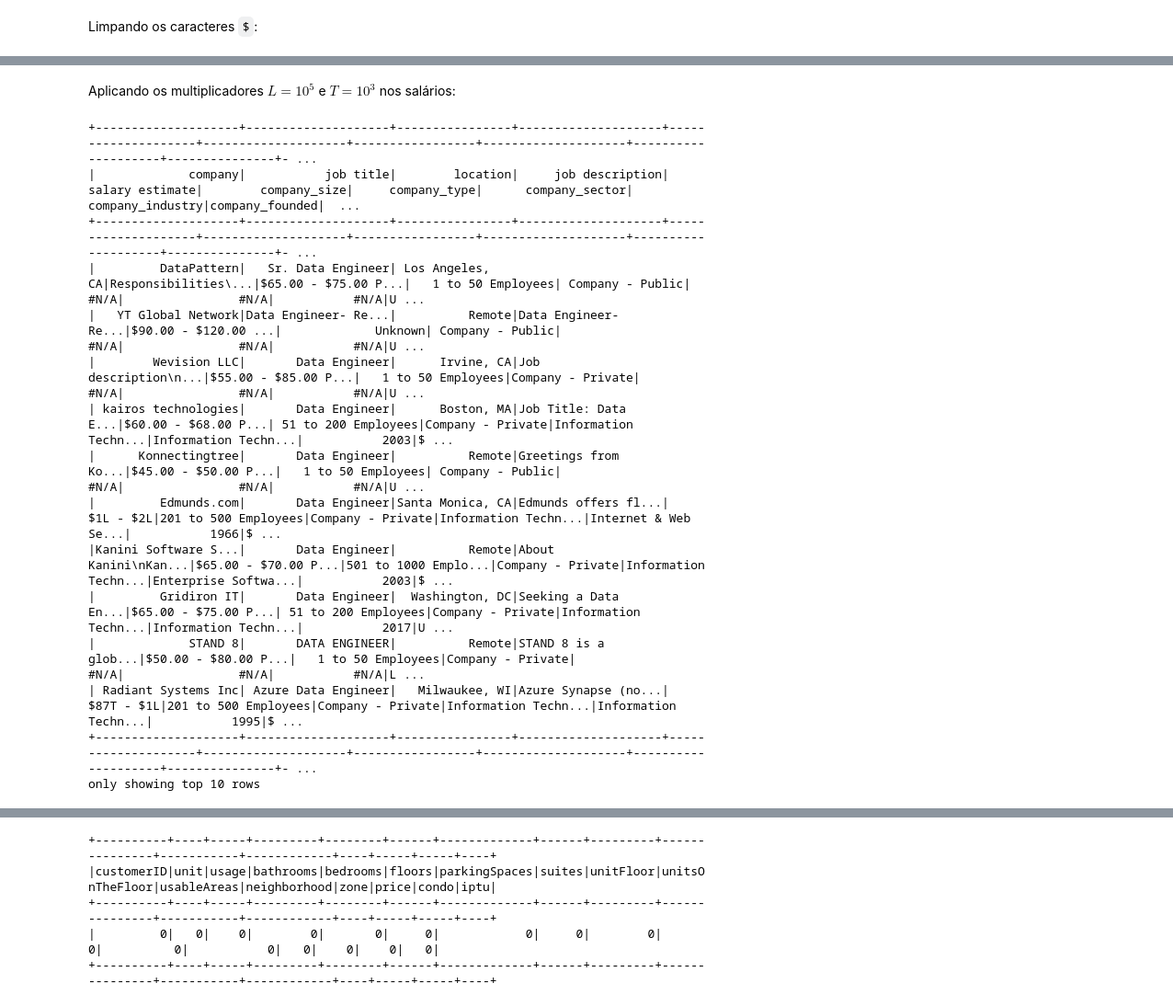
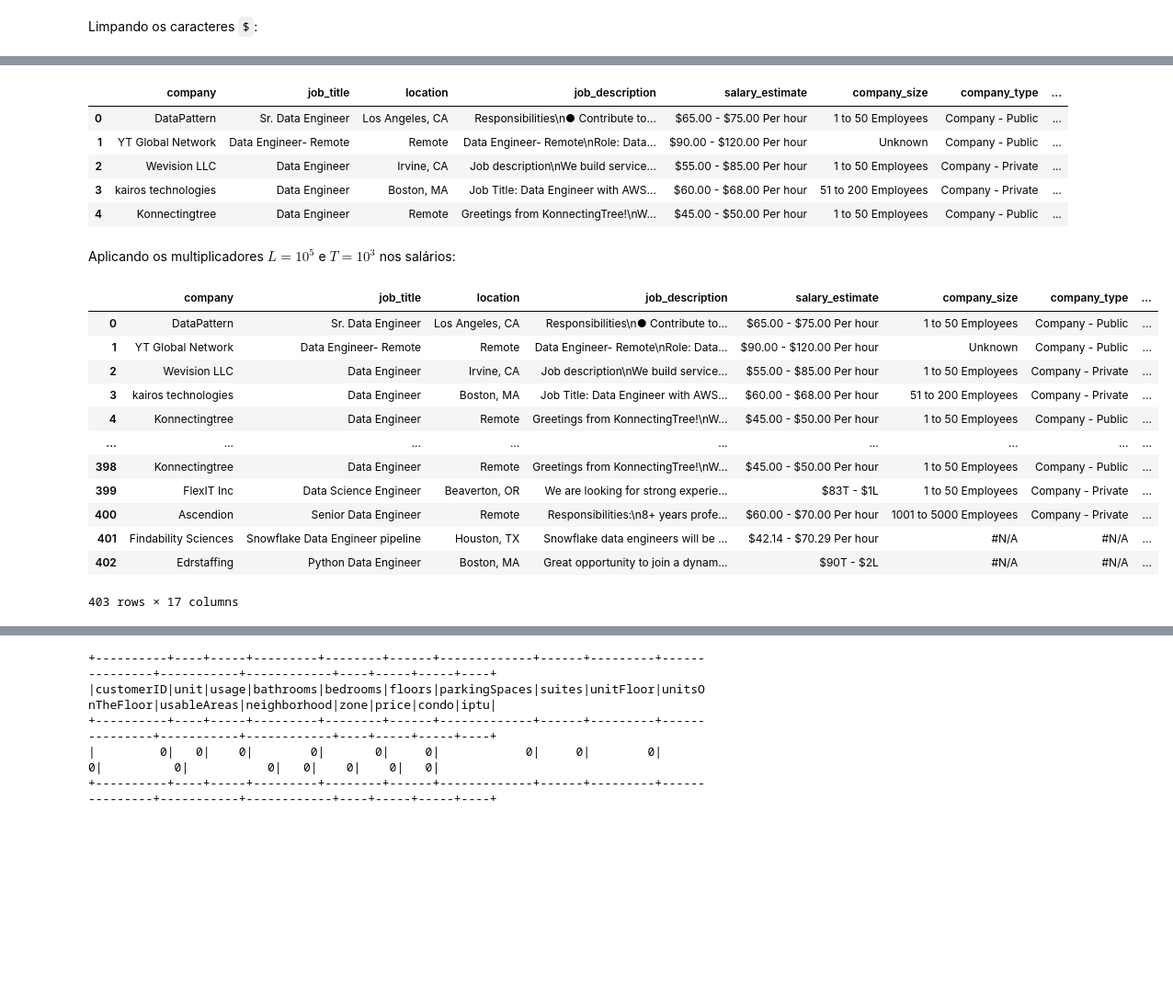
Before and after one commit to edinaldoab/previsao_remuneracao, a Jupyter notebook: tratamento/tratamento_dos_dados.ipynb, the cells around one changed output, grey strips where cells are left out. Shown at 92% size. Saved outputs shown, nothing was run; the diff lists cells and outputs as text; code cells hidden in the pictures; blank space fills up the shorter version.

Commit message:
análise dos dados bases completa

```diff
--- a/tratamento/tratamento_dos_dados.ipynb
+++ b/tratamento/tratamento_dos_dados.ipynb
@@ -123,0 +131,2 @@ dados\
+# %%
+dados = dados.filter(dados['salary_estimate'] != '#N/A')
@@ -143,0 +173,4 @@ dados\
+# %%
+dados = dados\
+    .select('*')\
+    .withColumn('split_size', size(split(dados['salary_estimate'], ' ')))
@@ -143,0 +211,6 @@ dados\
+# %%
+dados = dados.withColumn('salary_estimate',
+                 when(dados['split_size'] == 1,
+                      concat(dados['salary_estimate'], lit(' - '), dados['salary_estimate'])
+                     ).otherwise(dados['salary_estimate'])
+                )
@@ -144,5 +244,7 @@ dados\
 # %%
 dados = dados\
-    .withColumn('min_salary', split(dados['salary estimate'], ' ')[0]) \
-    .withColumn('max_salary', split(dados['salary estimate'], ' ')[2]) \
-    .withColumn("multiplicador", when(dados['salary estimate'].contains('Per hour'), 'Per hour').otherwise(''))
+    .withColumn('min_salary', split(dados['salary_estimate'], ' ')[0])\
+    .withColumn('max_salary',
+                when(split(dados['salary_estimate'], ' ')[1] == 'Per', split(dados['salary_estimate'], ' ')[0])\
+                .otherwise(split(dados['salary_estimate'], ' ')[2]))\
+    .withColumn("multiplicador", when(dados['salary_estimate'].contains('Per hour'), 'Per hour').otherwise('Per year'))
@@ -191,32 +262,39 @@ only showing top 10 rows
+# %%
+dados.limit(5).toPandas()
+# %% [output]
+|  | company | job_title | location | job_description | salary_estimate | company_size | company_type | ... |
+| 0 | DataPattern | Sr. Data Engineer | Los Angeles, CA | Responsibilities\n● Contribute to... | $65.00 - $75.00 Per hour | 1 to 50 Employees | Company - Public | ... |
+| 1 | YT Global Network | Data Engineer- Remote | Remote | Data Engineer- Remote\nRole: Data... | $90.00 - $120.00 Per hour | Unknown | Company - Public | ... |
+| 2 | Wevision LLC | Data Engineer | Irvine, CA | Job description\nWe build service... | $55.00 - $85.00 Per hour | 1 to 50 Employees | Company - Private | ... |
+| 3 | kairos technologies | Data Engineer | Boston, MA | Job Title: Data Engineer with AWS... | $60.00 - $68.00 Per hour | 51 to 200 Employees | Company - Private | ... |
+| 4 | Konnectingtree | Data Engineer | Remote | Greetings from KonnectingTree!\nW... | $45.00 - $50.00 Per hour | 1 to 50 Employees | Company - Public | ... |
 # %% [markdown]
 Aplicando os multiplicadores $L = 10^{5}$ e $T=10^{3}$ nos salários:
 # %%
 dados\
     .withColumn('min_salary',
                 when(dados['min_salary_sem'].contains('L'),
                      regexp_replace(dados['min_salary_sem'], 'L', '').cast(DoubleType())*100000)\
                 .otherwise(dados['min_salary_sem']))\
     .withColumn('max_salary',
                 when(dados['max_salary_sem'].contains('L'),
                      regexp_replace(dados['max_salary_sem'], 'L', '').cast(DoubleType())*100000)\
                 .otherwise(dados['max_salary_sem']))\
-.show(10)
+    .toPandas()
 # %% [output]
+|  | company | job_title | location | job_description | salary_estimate | company_size | company_type | ... |
+| 0 | DataPattern | Sr. Data Engineer | Los Angeles, CA | Responsibilities\n● Contribute to... | $65.00 - $75.00 Per hour | 1 to 50 Employees | Company - Public | ... |
+| 1 | YT Global Network | Data Engineer- Remote | Remote | Data Engineer- Remote\nRole: Data... | $90.00 - $120.00 Per hour | Unknown | Company - Public | ... |
+| 2 | Wevision LLC | Data Engineer | Irvine, CA | Job description\nWe build service... | $55.00 - $85.00 Per hour | 1 to 50 Employees | Company - Private | ... |
+| 3 | kairos technologies | Data Engineer | Boston, MA | Job Title: Data Engineer with AWS... | $60.00 - $68.00 Per hour | 51 to 200 Employees | Company - Private | ... |
+| 4 | Konnectingtree | Data Engineer | Remote | Greetings from KonnectingTree!\nW... | $45.00 - $50.00 Per hour | 1 to 50 Employees | Company - Public | ... |
+| ... | ... | ... | ... | ... | ... | ... | ... | ... |
+| 398 | Konnectingtree | Data Engineer | Remote | Greetings from KonnectingTree!\nW... | $45.00 - $50.00 Per hour | 1 to 50 Employees | Company - Public | ... |
+| 399 | FlexIT Inc | Data Science Engineer | Beaverton, OR | We are looking for strong experie... | $83T - $1L | 1 to 50 Employees | Company - Private | ... |
+| 400 | Ascendion | Senior Data Engineer | Remote | Responsibilities:\n8+ years profe... | $60.00 - $70.00 Per hour | 1001 to 5000 Employees | Company - Private | ... |
+| 401 | Findability Sciences | Snowflake Data Engineer pipeline | Houston, TX | Snowflake data engineers will be ... | $42.14 - $70.29 Per hour | #N/A | #N/A | ... |
+| 402 | Edrstaffing | Python Data Engineer | Boston, MA | Great opportunity to join a dynam... | $90T - $2L | #N/A | #N/A | ... |
-+--------------------+--------------------+----------------+--------------------+--------------------+--------------------+-----------------+--------------------+--------------------+---------------+- ...
-|             company|           job title|        location|     job description|     salary estimate|        company_size|     company_type|      company_sector|    company_industry|company_founded|  ...
-+--------------------+--------------------+----------------+--------------------+--------------------+--------------------+-----------------+--------------------+--------------------+---------------+- ...
-|         DataPattern|   Sr. Data Engineer| Los Angeles, CA|Responsibilities\...|$65.00 - $75.00 P...|   1 to 50 Employees| Company - Public|                #N/A|                #N/A|           #N/A|U ...
-|   YT Global Network|Data Engineer- Re...|          Remote|Data Engineer- Re...|$90.00 - $120.00 ...|             Unknown| Company - Public|                #N/A|                #N/A|           #N/A|U ...
-|        Wevision LLC|       Data Engineer|      Irvine, CA|Job description\n...|$55.00 - $85.00 P...|   1 to 50 Employees|Company - Private|                #N/A|                #N/A|           #N/A|U ...
-| kairos technologies|       Data Engineer|      Boston, MA|Job Title: Data E...|$60.00 - $68.00 P...| 51 to 200 Employees|Company - Private|Information Techn...|Information Techn...|           2003|$ ...
-|      Konnectingtree|       Data Engineer|          Remote|Greetings from Ko...|$45.00 - $50.00 P...|   1 to 50 Employees| Company - Public|                #N/A|                #N/A|           #N/A|U ...
-|         Edmunds.com|       Data Engineer|Santa Monica, CA|Edmunds offers fl...|           $1L - $2L|201 to 500 Employees|Company - Private|Information Techn...|Internet & Web Se...|           1966|$ ...
-|Kanini Software S...|       Data Engineer|          Remote|About Kanini\nKan...|$65.00 - $70.00 P...|501 to 1000 Emplo...|Company - Private|Information Techn...|Enterprise Softwa...|           2003|$ ...
-|         Gridiron IT|       Data Engineer|  Washington, DC|Seeking a Data En...|$65.00 - $75.00 P...| 51 to 200 Employees|Company - Private|Information Techn...|Information Techn...|           2017|U ...
-|             STAND 8|       DATA ENGINEER|          Remote|STAND 8 is a glob...|$50.00 - $80.00 P...|   1 to 50 Employees|Company - Private|                #N/A|                #N/A|           #N/A|L ...
-| Radiant Systems Inc| Azure Data Engineer|   Milwaukee, WI|Azure Synapse (no...|          $87T - $1L|201 to 500 Employees|Company - Private|Information Techn...|Information Techn...|           1995|$ ...
-+--------------------+--------------------+----------------+--------------------+--------------------+--------------------+-----------------+--------------------+--------------------+---------------+- ...
-only showing top 10 rows
+403 rows × 17 columns
 # %%
 dados = dados\
     .withColumn('min_salary',
```
Also changed, not shown: parts of 71 cells of this notebook.
